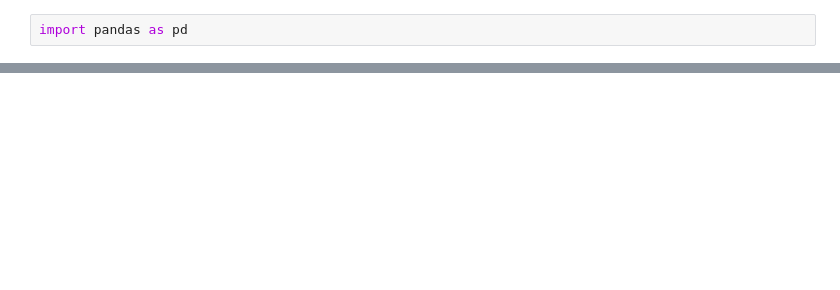
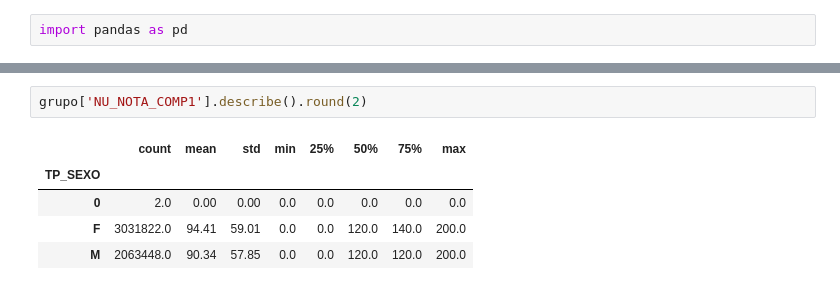
Before and after one commit to Juliana08Santos/Projeto_Enem, a Jupyter notebook: Enem.ipynb, the cells around one changed output, grey strips where cells are left out. Saved outputs shown, nothing was run; the diff lists cells and outputs as text; blank space fills up the shorter version.

```diff
--- a/Enem.ipynb
+++ b/Enem.ipynb
@@ -11,0 +59,8 @@ print(mean_df)
+# %%
+grupo['NU_NOTA_COMP1'].describe().round(2)
+# %% [output]
+|  | count | mean | std | min | 25% | 50% | 75% | max |
+| TP_SEXO |  |  |  |  |  |  |  |  |
+| 0 | 2.0 | 0.00 | 0.00 | 0.0 | 0.0 | 0.0 | 0.0 | 0.0 |
+| F | 3031822.0 | 94.41 | 59.01 | 0.0 | 0.0 | 120.0 | 140.0 | 200.0 |
+| M | 2063448.0 | 90.34 | 57.85 | 0.0 | 0.0 | 120.0 | 120.0 | 200.0 |
```
Also changed, not shown: parts of 16 cells of this notebook.
